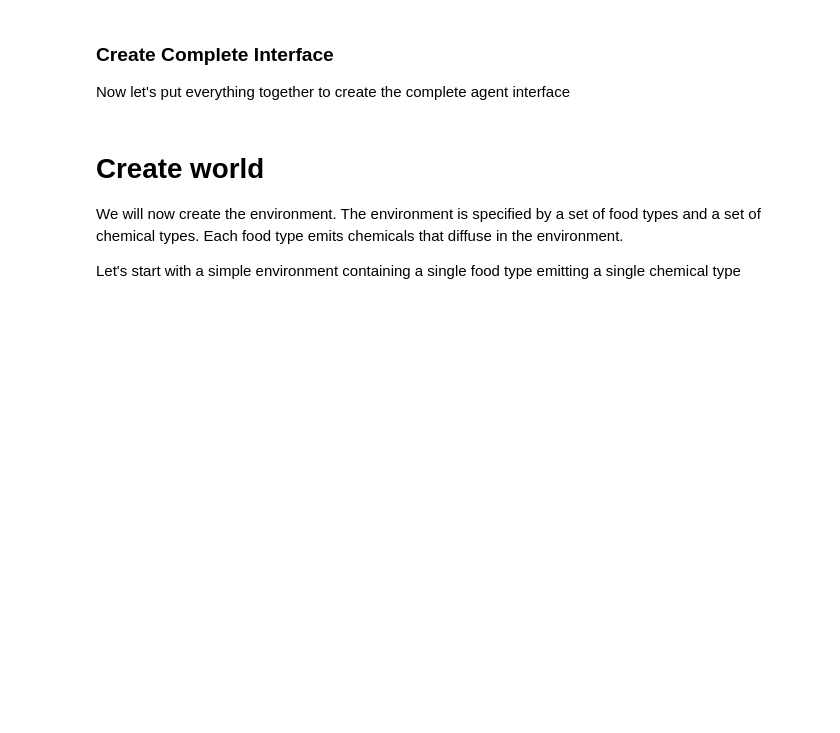
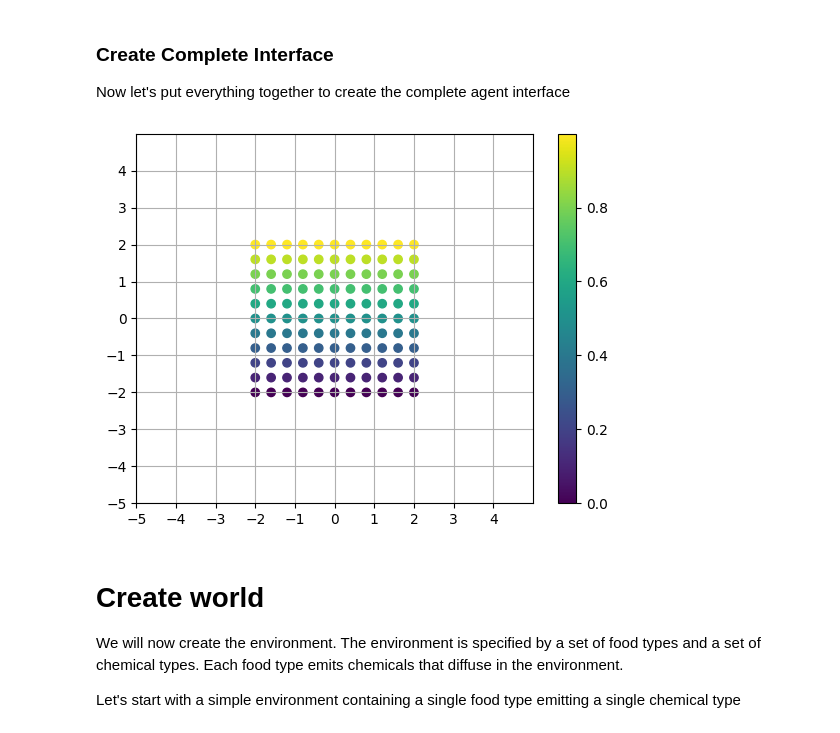
Before and after one commit to erwanplantec/ecoevodevox, a Jupyter notebook: notebooks/demo.ipynb, the cells around one changed output. Saved outputs shown, nothing was run; the diff lists cells and outputs as text; code cells hidden in the pictures; blank space fills up the shorter version.

```diff
--- a/notebooks/demo.ipynb
+++ b/notebooks/demo.ipynb
@@ -145,26 +144,53 @@ Now, let's define how the neural state is decoded to produce actions. We'll use
 
 Left and right wheels are placed at positions $(-1,0)$ and $(1,0)$ respectively. Neurons are motor if they are at a distance less than `max_distance_to_motor` to one of the motors and if their motor expression is greater than `motor_expression_threshold`.
 # %%
-from src.agents.motor import BraitenbergSpatiallyEmbeddedMotorInterface
+from src.agents.motor import BraitenbergMotorInterface
 
-motor_interface = BraitenbergSpatiallyEmbeddedMotorInterface(max_distance_to_motor=0.5, max_speed=1.0, max_neuron_force=0.3,
-                                                             motor_expression_threshold=0.1)
+motor_interface = BraitenbergMotorInterface(interface="se", max_distance_to_motor=0.5, max_wheel_speed=1.0, max_neuron_force=0.3, motor_expression_threshold=0.1)
 # %% [markdown]
 ### Create Complete Interface
 
 Now let's put everything together to create the complete agent interface
 # %%
-from src.agents import AgentInterface
+from src.agents import AgentInterface, AgentConfig
+
+agent_cfg = AgentConfig(max_age=1_000, init_energy=0.5, max_energy=10.0,
+                        basal_energy_loss=0.1, size_energy_cost=0.01,
+                        min_body_size=0.5, max_body_size=10.0, body_resolution=None,
+                        time_below_threshold_to_die=20, time_above_threshold_to_reproduce=50,
+                        reproduction_energy_cost=1.0)
 
 policy_prms_fctry = lambda key: eqx.filter(policy_factory(key), eqx.is_array)
-agent_interface = AgentInterface(policy_apply=policy_apply,
+agent_interface = AgentInterface(cfg=agent_cfg,
+                                 policy_apply=policy_apply,
                                  policy_init=policy_init,
                                  policy_fctry=policy_prms_fctry,
                                  sensory_interface=sensory_interface,
-                                 motor_interface=motor_interface,
-                                 body_resolution=body_resolution,
-                                 min_body_size=min_body_size,
-                                 max_body_size=max_body_size)
+                                 motor_interface=motor_interface)
+# %%
+# let's intitialize a single agent and see what it can do
+from src.agents import Genotype
+# first we need to specify its genotype
+genotype = Genotype(policy_params=agent_interface.policy_fctry(jr.key(0)),
+                    body_size=4.0,
+                    chemical_emission_signature=jnp.zeros(()))
+agent_state = agent_interface.init(genotype=genotype, position=jnp.zeros(2), heading=jnp.asarray(jnp.pi/2), id_=0, key=jr.key(2))
+# %%
+# let's look at how our agent body is diretized
+
+body = agent_state.body.replace(heading=jnp.pi/2) #you can change the heading to rotate the agent
+body_points = agent_interface.get_body_points(body)
+deltas = agent_interface.body_discretization_deltas()
+
+plt.scatter(*body_points, c=deltas[1]+0.5) #color shows agent internal y-axis value (y=1.0 is front
+plt.xlim(-5, 5); plt.ylim(-5, 5)
+plt.xticks(np.arange(-5, 5))
+plt.yticks(np.arange(-5, 5))
+plt.grid(which="both")
+plt.colorbar()
+plt.show()
+# %% [output]
+[figure, added]
 # %% [markdown]
 # Create world
 
```
Also changed, not shown: parts of 31 cells of this notebook, 43 other files.
